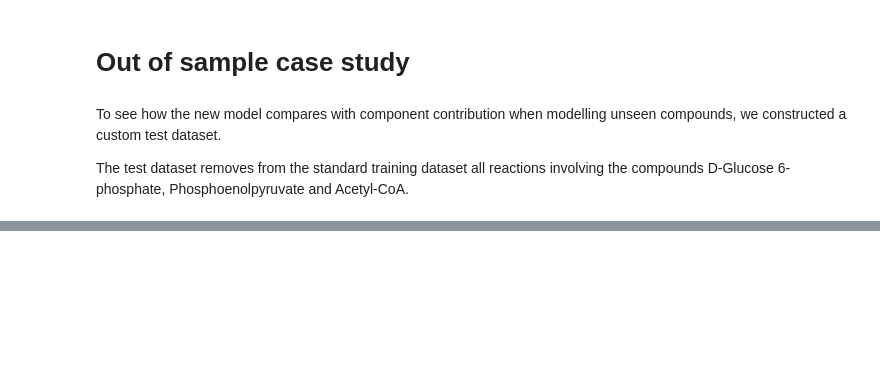
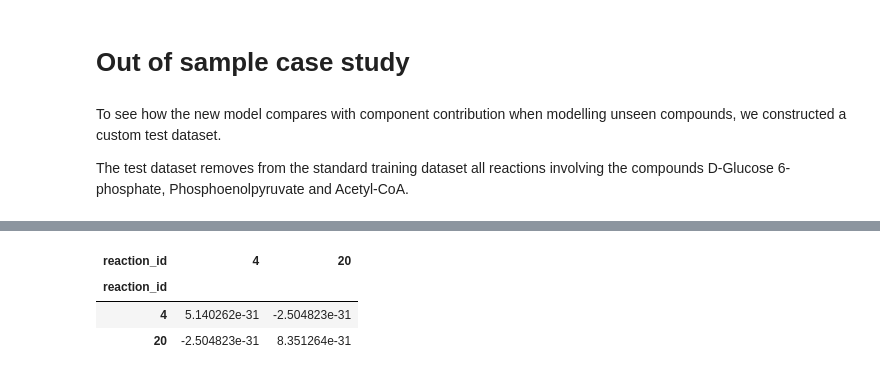
Before and after one commit to biosustain/dgfreg, a Jupyter notebook: dgfreg/investigate.ipynb, the cells around one changed output, grey strips where cells are left out. Cells and saved outputs as stored; diff of their text form; code cells hidden in the pictures; blank space fills up the shorter version.

```diff
--- a/dgfreg/investigate.ipynb
+++ b/dgfreg/investigate.ipynb
@@ -452,0 +630,10 @@ f.savefig(os.path.join(PLOTS_DIR, "out_of_sample_reaction_residuals.svg"), bbox_
+# %%
+cov_gc = cc.predictor.params.V_gc
+
+dgr_gc_cov = pd.DataFrame(S.T.to_numpy() @ cov_gc @ S.to_numpy(), index=reactions.index, columns=reactions.index)
+dgr_gc_cov.loc[rids, rids]
+# %% [output]
+| reaction_id | 4 | 20 |
+| reaction_id |  |  |
+| 4 | 5.140262e-31 | -2.504823e-31 |
+| 20 | -2.504823e-31 | 8.351264e-31 |
```
Also changed, not shown: parts of 25 cells of this notebook.
